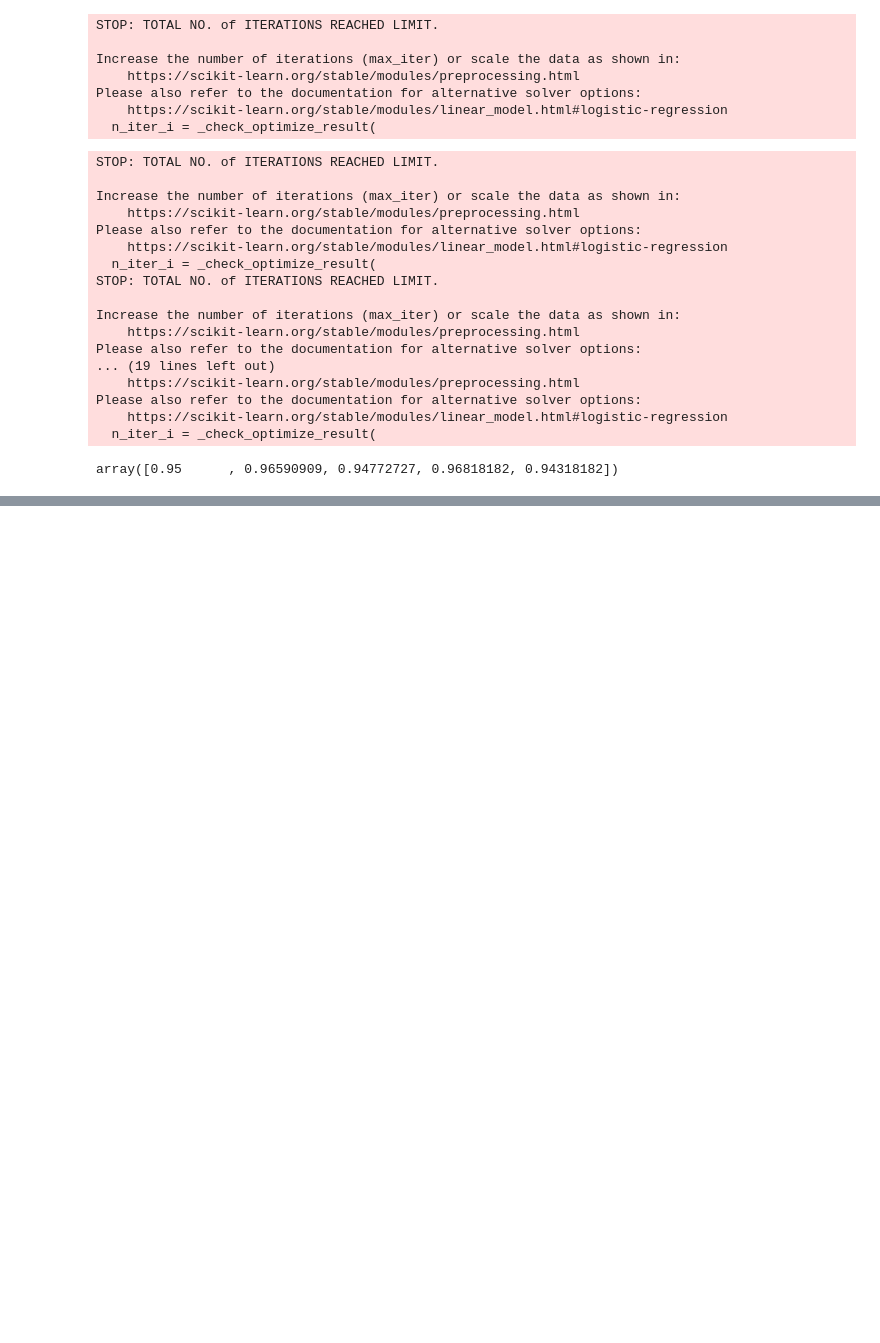
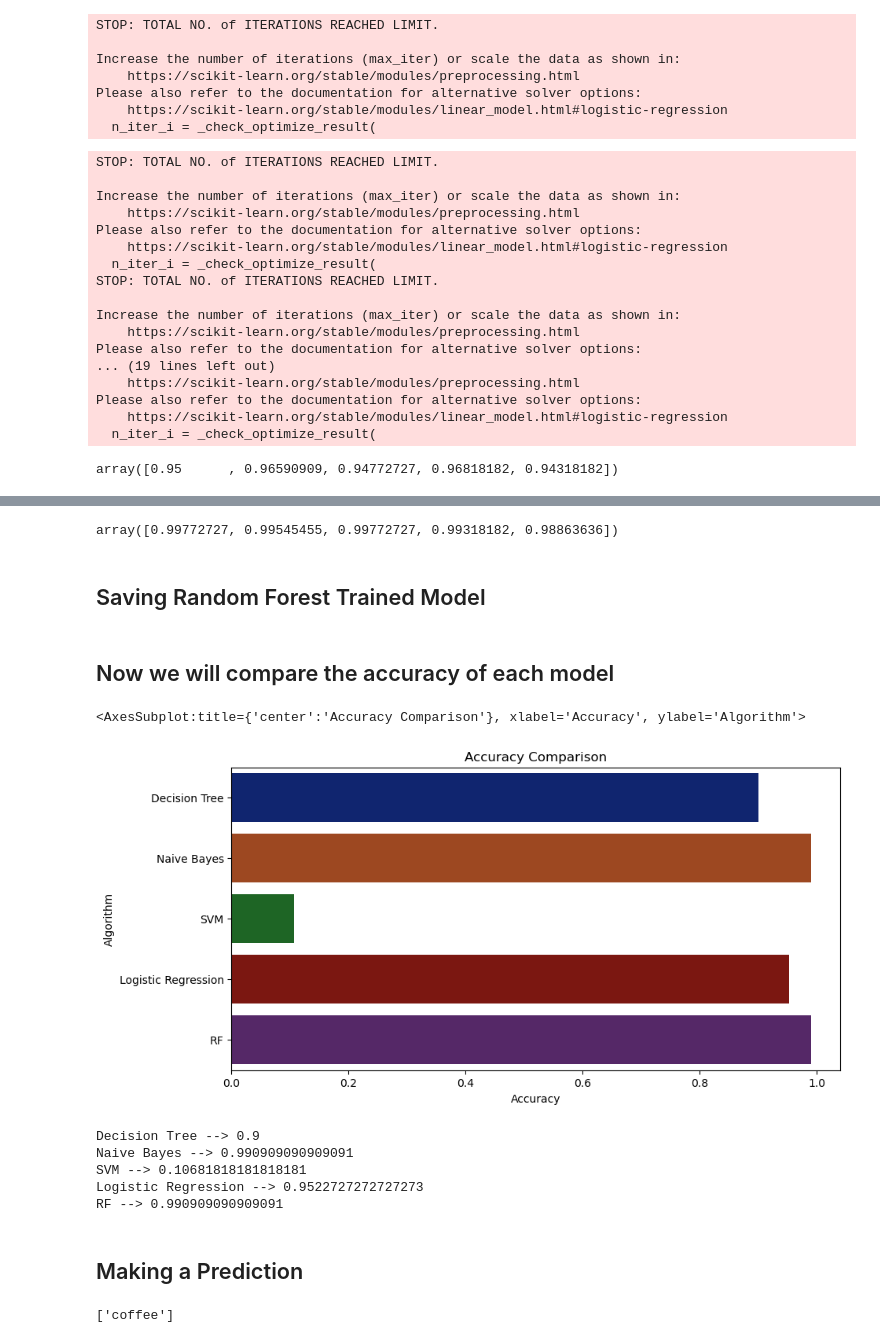
Before and after one commit to Kashi1311/Crop-Recommendation-System, a Jupyter notebook: Crop - Recommendation - System.ipynb, the cells around one changed output, grey strips where cells are left out. Drawn from its saved outputs; the diff is of its cells as text; code cells hidden in the pictures; blank space fills up the shorter version.

```diff
--- a/Crop - Recommendation - System.ipynb
+++ b/Crop - Recommendation - System.ipynb
@@ -339,0 +342,14 @@ LR_Model_pkl.close()
+# %%
+from sklearn.ensemble import RandomForestClassifier
+
+RF = RandomForestClassifier(n_estimators=20, random_state=0)
+RF.fit(Xtrain,Ytrain)
+
+predicted_values = RF.predict(Xtest)
+
+x = metrics.accuracy_score(Ytest, predicted_values)
+acc.append(x)
+model.append('RF')
+print("RF's Accuracy is: ", x)
+
+print(classification_report(Ytest,predicted_values))
@@ -339,0 +374,7 @@ LR_Model_pkl.close()
+# %%
+score = cross_val_score(RF, X, y,cv=5)
+score
+# %% [output]
+array([0.99772727, 0.99545455, 0.99772727, 0.99318182, 0.98863636])
+# %% [markdown]
+## Saving Random Forest Trained Model ##
@@ -339,0 +387,29 @@ LR_Model_pkl.close()
+# %% [markdown]
+## Now we will compare the accuracy of each model ##
+# %%
+plt.figure(figsize=[10,5],dpi = 100)
+plt.title('Accuracy Comparison')
+plt.xlabel('Accuracy')
+plt.ylabel('Algorithm')
+sns.barplot(x = acc,y = model,palette='dark')
+# %% [output]
+<AxesSubplot:title={'center':'Accuracy Comparison'}, xlabel='Accuracy', ylabel='Algorithm'>
+[figure, added]
+# %%
+accuracy_models = dict(zip(model, acc))
+for k, v in accuracy_models.items():
+    print (k, '-->', v)
+# %% [output]
+Decision Tree --> 0.9
+Naive Bayes --> 0.990909090909091
+SVM --> 0.10681818181818181
+Logistic Regression --> 0.9522727272727273
+RF --> 0.990909090909091
+# %% [markdown]
+## Making a Prediction ##
+# %%
+data = np.array([[104,18, 30, 23.603016, 60.3, 6.7, 140.91]])
+prediction = RF.predict(data)
+print(prediction)
+# %% [output]
+['coffee']
```
Also changed, not shown: parts of 3 cells of this notebook, 1 other file.
